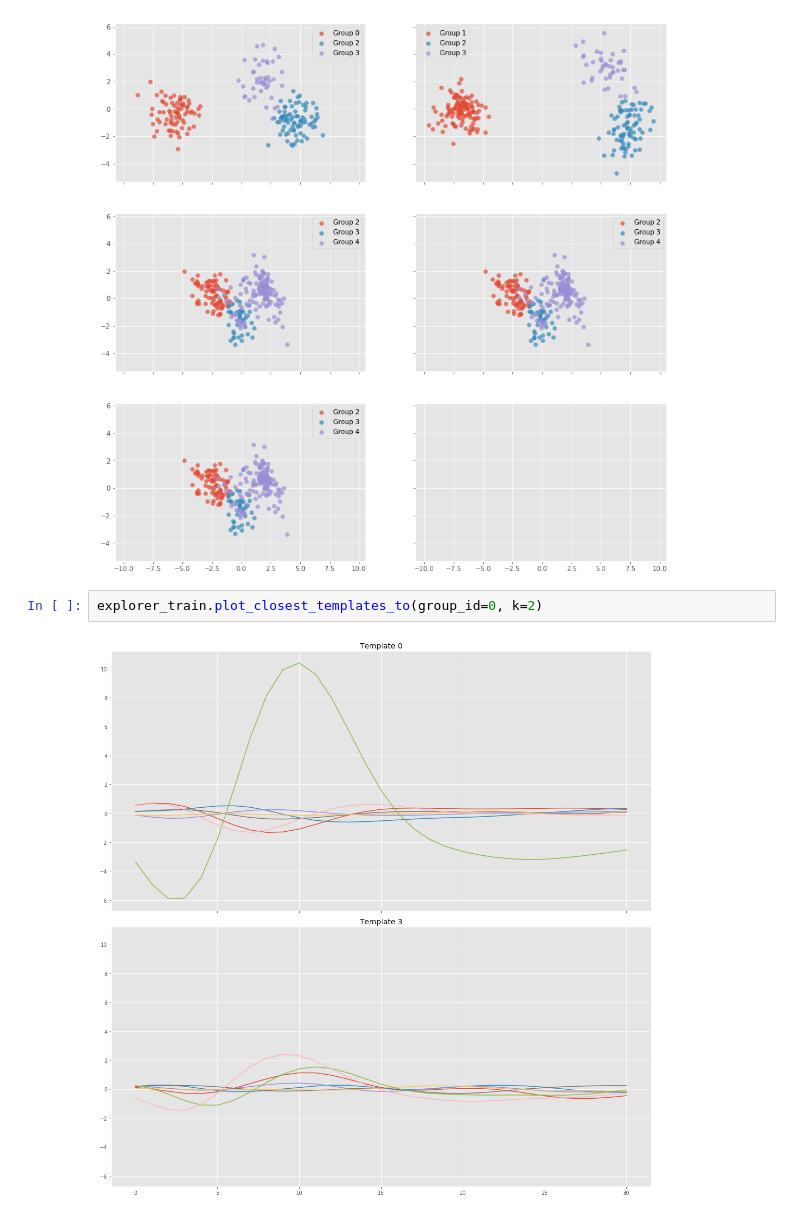
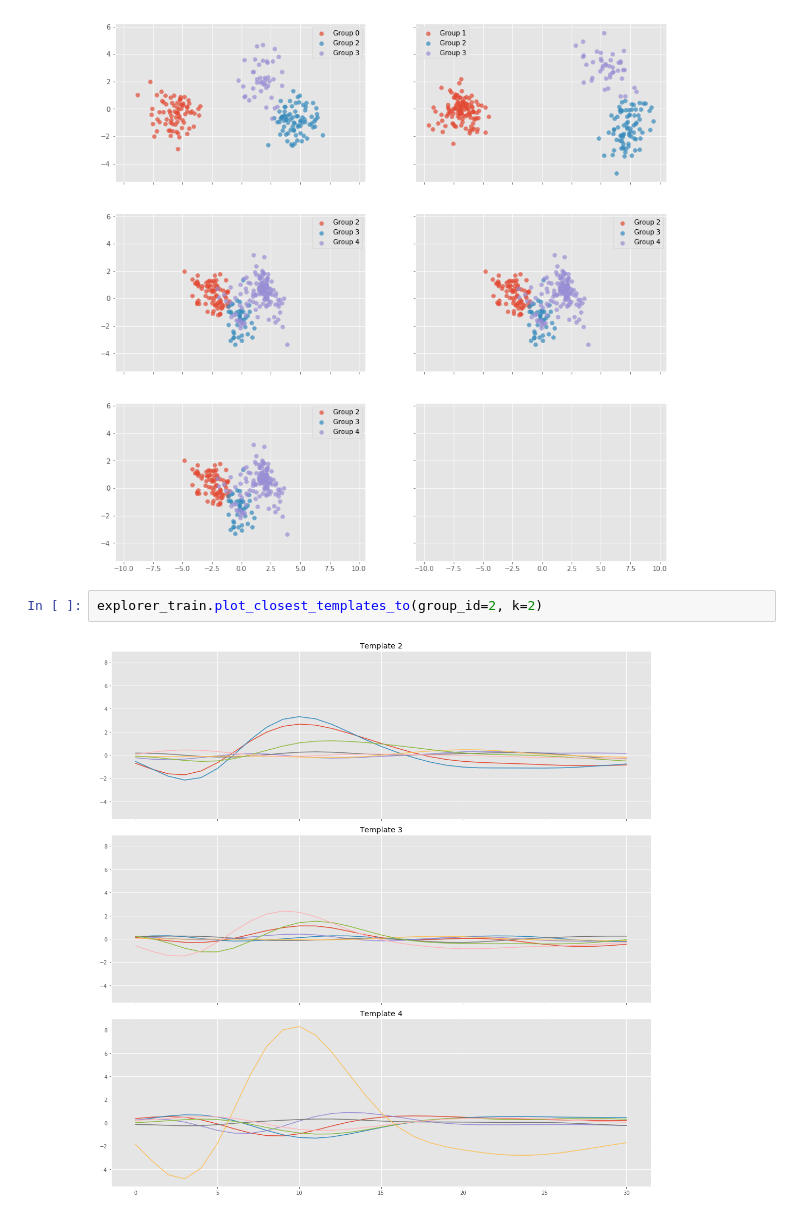
Before and after one commit to edublancas/neural-clustering, a Jupyter notebook: notebooks/cluster-evaluation.ipynb, the cells around one changed output. Cells and saved outputs as stored; diff of their text form.

```diff
--- a/notebooks/cluster-evaluation.ipynb
+++ b/notebooks/cluster-evaluation.ipynb
@@ -72,6 +72,6 @@ explorer_train.plot_all_clusters(k=2, sharex=True, sharey=True)
 # %% [output]
 [figure]
 # %%
-explorer_train.plot_closest_templates_to(group_id=0, k=2)
+explorer_train.plot_closest_templates_to(group_id=2, k=2)
 # %% [output]
-[figure, old version]
+[figure, new version]
```
Also changed, not shown: parts of 1 cell of this notebook, 4 other files.
